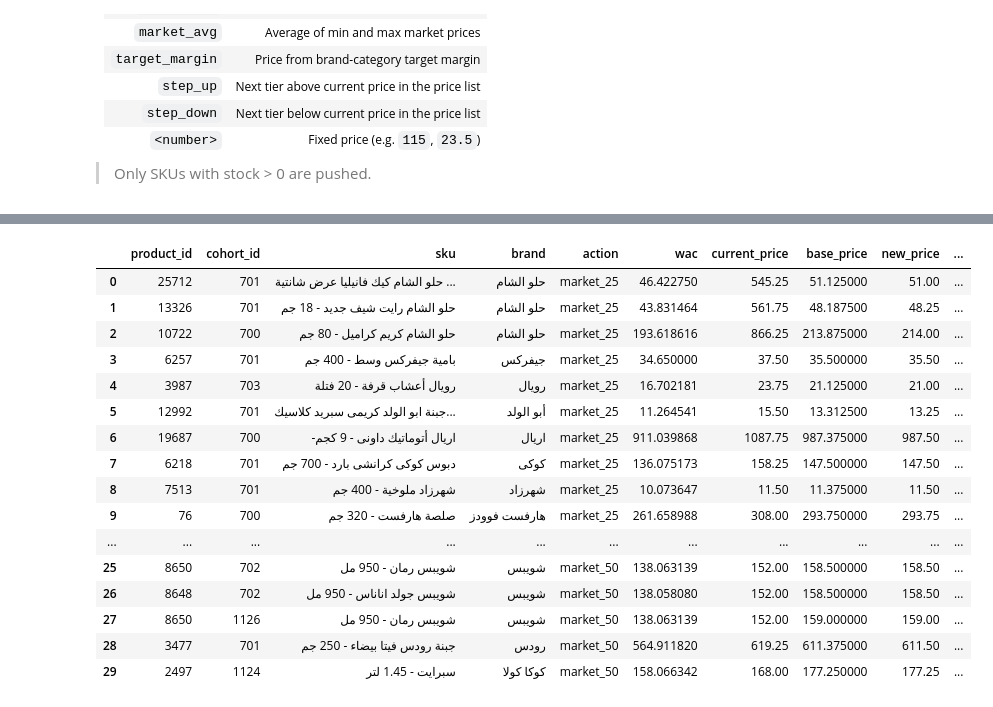
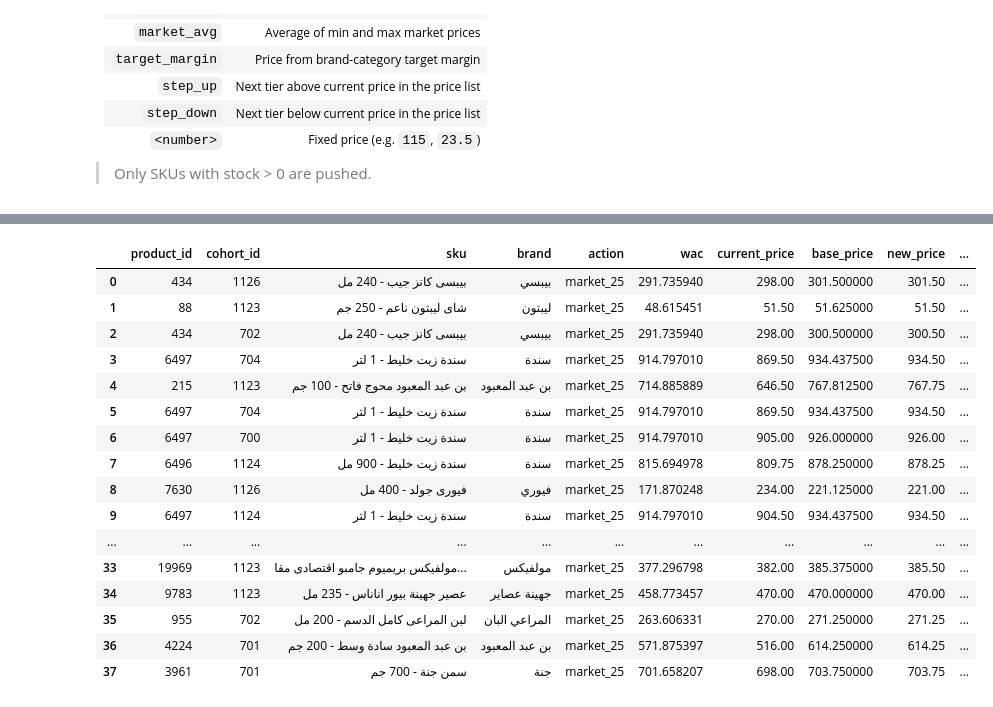
Before and after one commit to Maxab-Growth/Mustafa, a Jupyter notebook: manual_price_push.ipynb, the cells around one changed output, grey strips where cells are left out. Drawn from its saved outputs; the diff is of its cells as text; code cells hidden in the pictures.

```diff
--- a/manual_price_push.ipynb
+++ b/manual_price_push.ipynb
@@ -322,36 +304,45 @@ lookup[(lookup['brand']=='ماريو')&(lookup['total_stocks']>0)]
 # Only SKUs with stock > 0 are pushed.
 
 PUSH_LIST = [
-(25712,701,'market_25'),
-(13326,701,'market_25'),
-(10722,700,'market_25'),
-(6257,701,'market_25'),
-(3987,703,'market_25'),
-(12992,701,'market_25'),
-(19687,700,'market_25'),
-(6218,701,'market_25'),
-(7513,701,'market_25'),
-(76,700,'market_25'),
-(7513,701,'target_margin'),
-(11685,702,'market_50'),
-(11685,704,'market_50'),
-(11685,703,'market_50'),
-(11685,1123,'market_50'),
-(11685,700,'market_50'),
-(11681,702,'market_50'),
-(11681,704,'market_50'),
-(11681,700,'market_50'),
-(11681,701,'market_50'),
-(11681,703,'market_50'),
-(11681,1124,'market_50'),
-(11681,1123,'market_50'),
-(11684,704,'market_50'),
-(6259,700,'market_50'),
-(8650,702,'market_50'),
-(8648,702,'market_50'),
-(8650,1126,'market_50'),
-(3477,701,'market_50'),
-(2497,1124,'market_50')
+    (434,1126,'market_25'),
+(88,1123,'market_25'),
+(434,702,'market_25'),
+(6497,704,'market_25'),
+(215,1123,'market_25'),
+(6497,704,'market_25'),
+(6497,700,'market_25'),
+(6496,1124,'market_25'),
+(7630,1126,'market_25'),
+(6497,1124,'market_25'),
+(248,1125,'market_25'),
+(436,1124,'market_25'),
+(6494,702,'market_25'),
+(9833,701,'market_25'),
+(624,702,'market_25'),
+(8285,703,'market_25'),
+(57,1124,'market_25'),
+(6158,700,'market_25'),
+(1126,702,'market_25'),
+(3431,1123,'target_margin'),
+(2438,701,'market_25'),
+(6158,1126,'market_25'),
+(25900,1125,'market_25'),
+(12925,703,'target_margin'),
+(5646,704,'market_25'),
+(7705,701,'market_25'),
+(418,702,'market_25'),
+(22558,1125,'market_25'),
+(11403,702,'market_25'),
+(6268,1123,'market_25'),
+(19968,1123,'market_25'),
+(3994,701,'market_25'),
+(8104,704,'market_25'),
+(19969,1123,'market_25'),
+(9783,1123,'market_25'),
+(955,702,'market_25'),
+(4224,701,'market_25'),
+(3961,701,'market_25')
+
 
 ]
 
@@ -461,18 +452,18 @@ Results: 30 OK across 18 products × cohorts, 0 errors/skipped
 |  | product_id | cohort_id | sku | brand | action | wac | current_price | base_price | new_price | ... |
-| 0 | 25712 | 701 | حلو الشام كيك فانيليا عرض شانتية ... | حلو الشام | market_25 | 46.422750 | 545.25 | 51.125000 | 51.00 | ... |
-| 1 | 13326 | 701 | حلو الشام رايت شيف جديد - 18 جم | حلو الشام | market_25 | 43.831464 | 561.75 | 48.187500 | 48.25 | ... |
-| 2 | 10722 | 700 | حلو الشام كريم كراميل - 80 جم | حلو الشام | market_25 | 193.618616 | 866.25 | 213.875000 | 214.00 | ... |
-| 3 | 6257 | 701 | بامية جيفركس وسط - 400 جم | جيفركس | market_25 | 34.650000 | 37.50 | 35.500000 | 35.50 | ... |
-| 4 | 3987 | 703 | رويال أعشاب قرفة - 20 فتلة | رويال | market_25 | 16.702181 | 23.75 | 21.125000 | 21.00 | ... |
-| 5 | 12992 | 701 | جبنة ابو الولد كريمى سبريد كلاسيك... | أبو الولد | market_25 | 11.264541 | 15.50 | 13.312500 | 13.25 | ... |
-| 6 | 19687 | 700 | -اريال أتوماتيك داونى - 9 كجم | اريال | market_25 | 911.039868 | 1087.75 | 987.375000 | 987.50 | ... |
-| 7 | 6218 | 701 | دبوس كوكى كرانشى بارد - 700 جم | كوكى | market_25 | 136.075173 | 158.25 | 147.500000 | 147.50 | ... |
-| 8 | 7513 | 701 | شهرزاد ملوخية - 400 جم | شهرزاد | market_25 | 10.073647 | 11.50 | 11.375000 | 11.50 | ... |
-| 9 | 76 | 700 | صلصة هارفست - 320 جم | هارفست فوودز | market_25 | 261.658988 | 308.00 | 293.750000 | 293.75 | ... |
+| 0 | 434 | 1126 | بيبسى كانز جيب - 240 مل | بيبسي | market_25 | 291.735940 | 298.00 | 301.500000 | 301.50 | ... |
+| 1 | 88 | 1123 | شاى ليبتون ناعم - 250 جم | ليبتون | market_25 | 48.615451 | 51.50 | 51.625000 | 51.50 | ... |
+| 2 | 434 | 702 | بيبسى كانز جيب - 240 مل | بيبسي | market_25 | 291.735940 | 298.00 | 300.500000 | 300.50 | ... |
+| 3 | 6497 | 704 | سندة زيت خليط - 1 لتر | سندة | market_25 | 914.797010 | 869.50 | 934.437500 | 934.50 | ... |
+| 4 | 215 | 1123 | بن عبد المعبود محوج فاتح - 100 جم | بن عبد المعبود | market_25 | 714.885889 | 646.50 | 767.812500 | 767.75 | ... |
+| 5 | 6497 | 704 | سندة زيت خليط - 1 لتر | سندة | market_25 | 914.797010 | 869.50 | 934.437500 | 934.50 | ... |
+| 6 | 6497 | 700 | سندة زيت خليط - 1 لتر | سندة | market_25 | 914.797010 | 905.00 | 926.000000 | 926.00 | ... |
+| 7 | 6496 | 1124 | سندة زيت خليط - 900 مل | سندة | market_25 | 815.694978 | 809.75 | 878.250000 | 878.25 | ... |
+| 8 | 7630 | 1126 | فيورى جولد - 400 مل | فيوري | market_25 | 171.870248 | 234.00 | 221.125000 | 221.00 | ... |
+| 9 | 6497 | 1124 | سندة زيت خليط - 1 لتر | سندة | market_25 | 914.797010 | 904.50 | 934.437500 | 934.50 | ... |
 | ... | ... | ... | ... | ... | ... | ... | ... | ... | ... | ... |
-| 25 | 8650 | 702 | شويبس رمان - 950 مل | شويبس | market_50 | 138.063139 | 152.00 | 158.500000 | 158.50 | ... |
-| 26 | 8648 | 702 | شويبس جولد اناناس - 950 مل | شويبس | market_50 | 138.058080 | 152.00 | 158.500000 | 158.50 | ... |
-| 27 | 8650 | 1126 | شويبس رمان - 950 مل | شويبس | market_50 | 138.063139 | 152.00 | 159.000000 | 159.00 | ... |
-| 28 | 3477 | 701 | جبنة رودس فيتا بيضاء - 250 جم | رودس | market_50 | 564.911820 | 619.25 | 611.375000 | 611.50 | ... |
-| 29 | 2497 | 1124 | سبرايت - 1.45 لتر | كوكا كولا | market_50 | 158.066342 | 168.00 | 177.250000 | 177.25 | ... |
+| 33 | 19969 | 1123 | مولفيكس بريميوم جامبو اقتصادى مقا... | مولفيكس | market_25 | 377.296798 | 382.00 | 385.375000 | 385.50 | ... |
+| 34 | 9783 | 1123 | عصير جهينة بيور اناناس - 235 مل | جهينة عصاير | market_25 | 458.773457 | 470.00 | 470.000000 | 470.00 | ... |
+| 35 | 955 | 702 | لبن المراعى كامل الدسم - 200 مل | المراعي البان | market_25 | 263.606331 | 270.00 | 271.250000 | 271.25 | ... |
+| 36 | 4224 | 701 | بن عبد المعبود سادة وسط - 200 جم | بن عبد المعبود | market_25 | 571.875397 | 516.00 | 614.250000 | 614.25 | ... |
+| 37 | 3961 | 701 | سمن جنة - 700 جم | جنة | market_25 | 701.658207 | 698.00 | 703.750000 | 703.75 | ... |
 # %%
```
Also changed, not shown: parts of 8 cells of this notebook, 10 other files.
